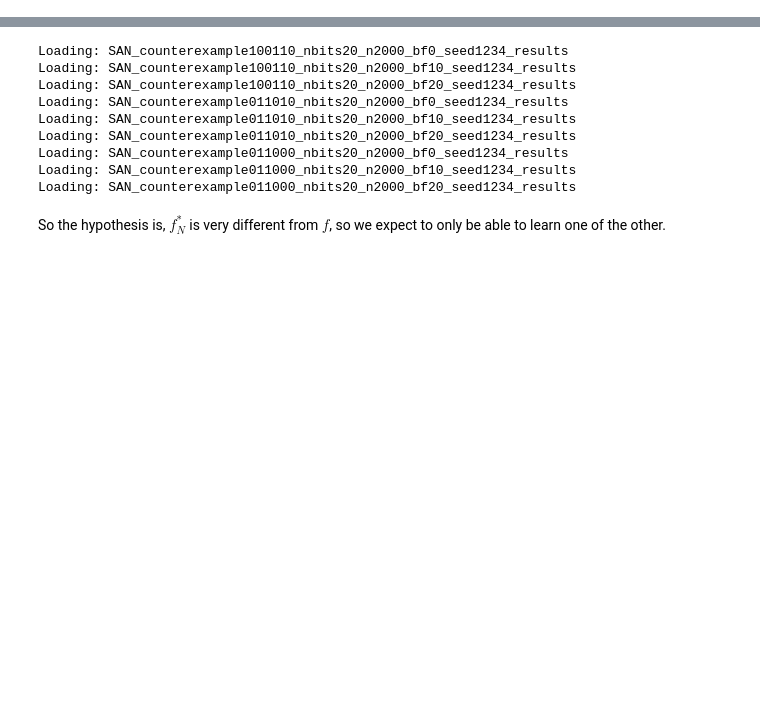
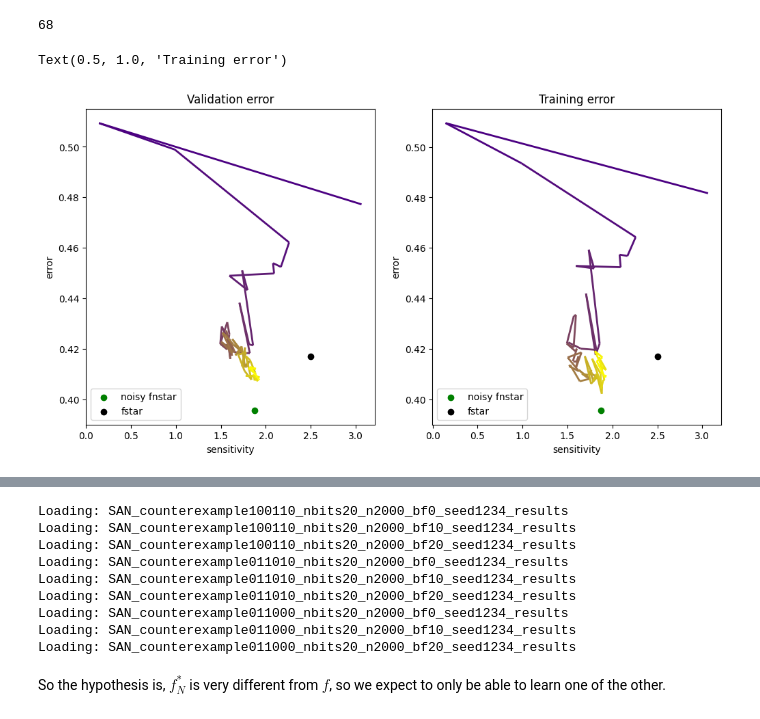
Before and after one commit to peterse/noise-robust-boolean-learning, a Jupyter notebook: mindreadingautobots/src/mindreadingautobots/analysis/counterexamples/counterexamples_workbook.ipynb, the cells around one changed output, grey strips where cells are left out. Saved outputs shown, nothing was run; the diff lists cells and outputs as text; code cells hidden in the pictures; blank space fills up the shorter version.

```diff
--- a/mindreadingautobots/src/mindreadingautobots/analysis/counterexamples/counterexamples_workbook.ipynb
+++ b/mindreadingautobots/src/mindreadingautobots/analysis/counterexamples/counterexamples_workbook.ipynb
@@ -35,0 +53,2 @@ NameError: name 'sheet_names' is not defined
+# %%
+df = pd.DataFrame(data)
@@ -35,0 +64,14 @@ NameError: name 'sheet_names' is not defined
+# %%
+# find idx of minimum validation error
+max_idx = df['val_acc'].idxmax()
+print(max_idx)
+# %% [output]
+68
+# %%
+x = df["sensitivity"].values[:max_idx]
+y1 = 1- df["val_acc"].values[:max_idx]
+y2 = 1-df["train_acc"].values[:max_idx]
+# %%
+# coordinates of [sensitivity, error] for noisy optimal (fn*) and noiseless function f
+fnstar_coords = np.array(( 1.875, 1 - np.float64(0.6042299999999998)))
+f_coords = np.array(( 2.5, 1 - np.float64(0.5828199999999999)))
@@ -35,0 +81,38 @@ NameError: name 'sheet_names' is not defined
+# %%
+def make_collection(x, y):
+    # Create segments from the x and y points
+    points = np.array([x, y]).T.reshape(-1, 1, 2)
+    segments = np.concatenate([points[:-1], points[1:]], axis=1)
+
+    # Create a custom colormap from dark purple (#4B0082) to yellow (#FFFF00)
+    cmap = LinearSegmentedColormap.from_list("custom_cmap", ["#4B0082", "#FFFF00"])
+
+    # Create a LineCollection with the segments and assign a gradient
+    lc = LineCollection(segments, cmap=cmap, norm=plt.Normalize(0, 1))
+    # Set an array for the colormap that goes from 0 (start) to 1 (end)
+    lc.set_array(np.linspace(0, 1, len(segments)))
+    lc.set_linewidth(2)
+    return lc
+# %%
+fig, axes = plt.subplots(1, 2, figsize=(12, 6))
+
+
+lc1 = make_collection(x, y1)
+lc2 = make_collection(x, y2)
+axes[0].add_collection(lc1)
+axes[1]. add_collection(lc2)
+
+for ax in axes:
+    ax.scatter(*(fnstar_coords.T), color="green", label="noisy fnstar")
+    ax.scatter(*(f_coords.T), color="black", label="fstar")
+    # ax.plot(sensitivity_history, error_history, color="purple", label="transformer")
+    ax.set_ylabel("error")
+    ax.set_xlabel("sensitivity")
+    # ax.set_xlim(1, 3)
+    # ax.set_ylim(0, 0.6)
+    ax.legend(loc="lower left")
+axes[0].set_title("Validation error")
+axes[1].set_title("Training error")
+# %% [output]
+Text(0.5, 1.0, 'Training error')
+[figure, added]
```
Also changed, not shown: parts of 6 cells of this notebook, 1 other file.
